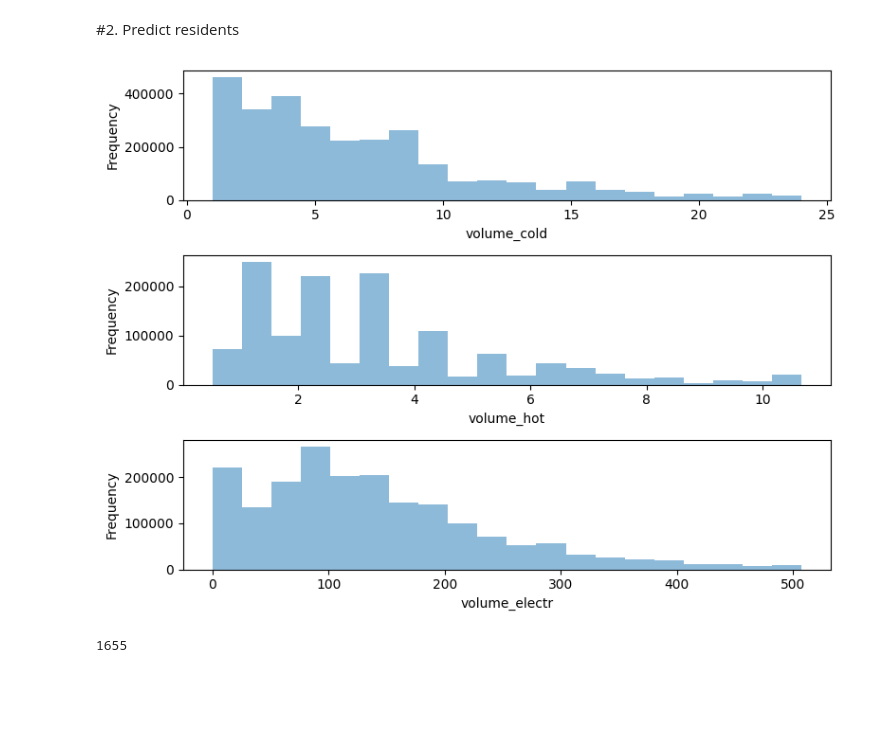
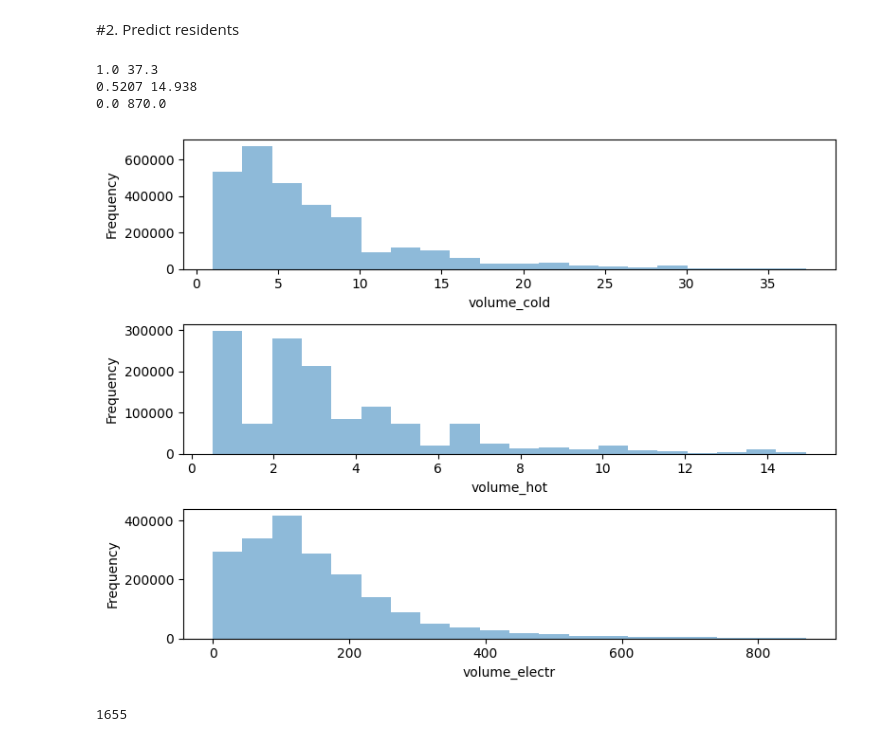
Before and after one commit to klyuchnikova/raii_summer_camp_2024, a Jupyter notebook: 2_raai_school_2024.ipynb, the cells around one changed output. Drawn from its saved outputs; the diff is of its cells as text; code cells hidden in the pictures; blank space fills up the shorter version.

```diff
--- a/2_raai_school_2024.ipynb
+++ b/2_raai_school_2024.ipynb
@@ -71,20 +71,24 @@ data.describe()
 # %%
 features = ['volume_cold', 'volume_hot', 'volume_electr']
 fig, axes = plt.subplots(nrows=3, ncols=1, figsize=(8, 6))
 
 for i, feature in enumerate(features):
     lower_bound = np.percentile(data[feature].dropna(), 5)
-    upper_bound = np.percentile(data[feature].dropna(), 97)
+    upper_bound = np.percentile(data[feature].dropna(), 99)
+    print(lower_bound, upper_bound)
     filtered_data = data[feature][(data[feature] >= lower_bound) & (data[feature] <= upper_bound)].dropna()
     filtered_data.dropna()
     axes[i].hist(filtered_data, bins=20, alpha=0.5)
     axes[i].set_xlabel(feature)
     axes[i].set_ylabel('Frequency')
 
 plt.tight_layout()
 plt.show()
 # %% [output]
+1.0 37.3
+0.5207 14.938
+0.0 870.0
-[figure, old version]
+[figure, new version]
 # %%
 data[data['volume_electr'] <0].shape[0]
 # %% [output]
```
Also changed, not shown: parts of 10 cells of this notebook, 1 other file.
